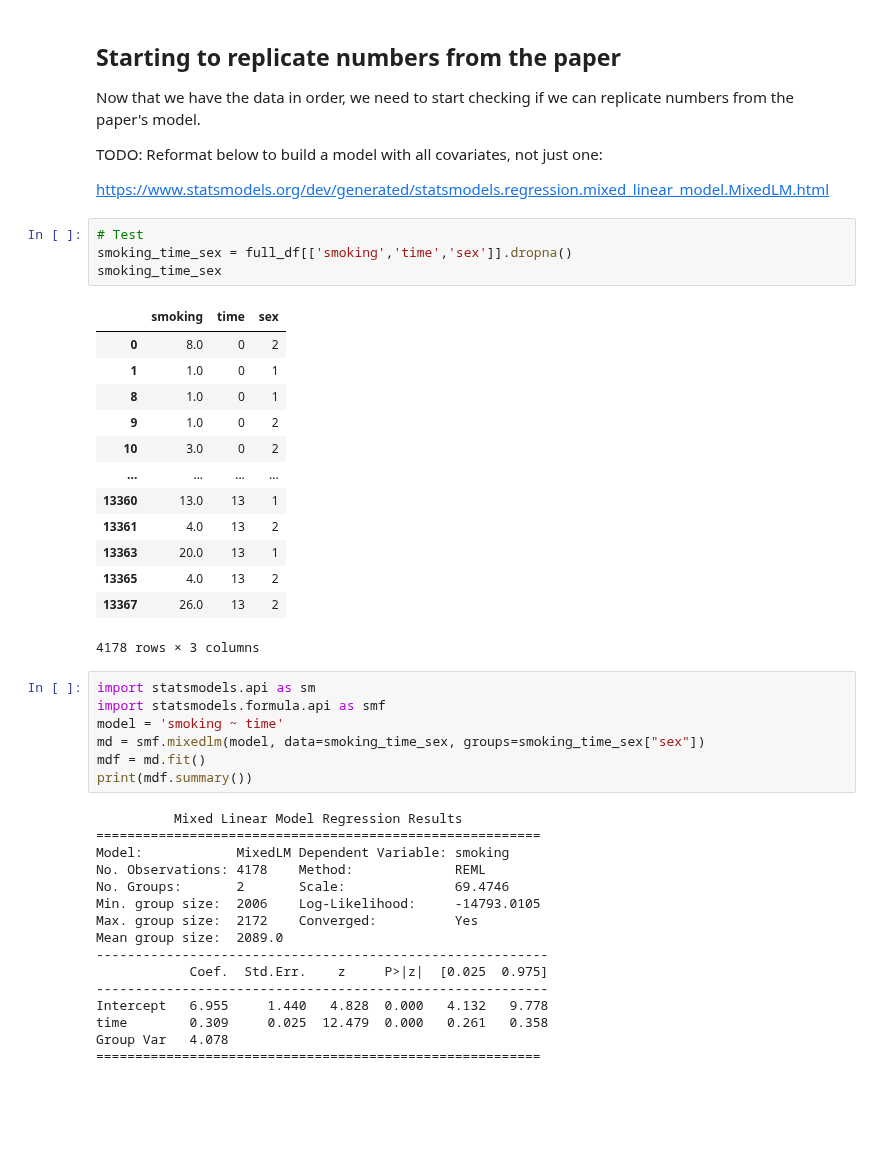
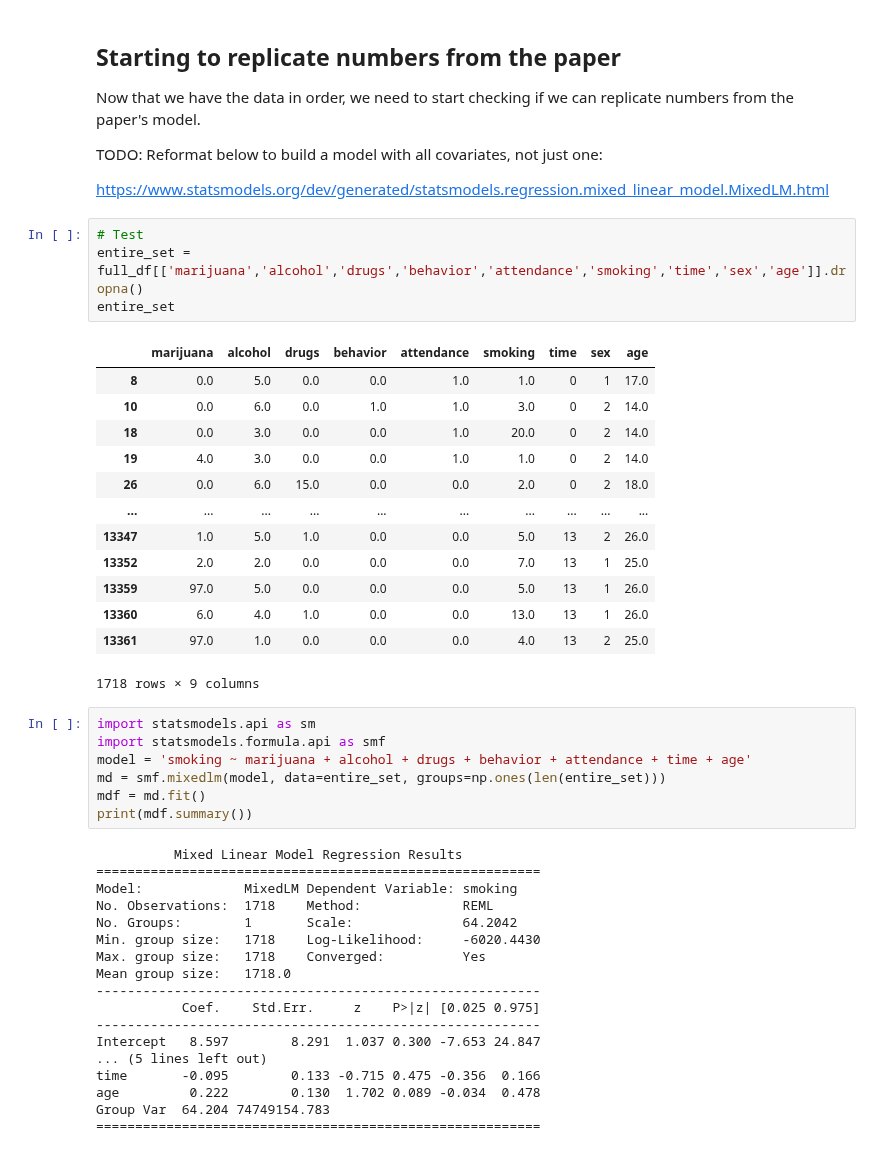
Before and after one commit to DataResponsibly/SynRD, a Jupyter notebook: papers/adzrago22smoking/process.ipynb, the cells around one changed output. Cells and saved outputs as stored; diff of their text form; blank space fills up the shorter version.

Commit message:
Experimenting with python linear mixed models

```diff
--- a/papers/adzrago22smoking/process.ipynb
+++ b/papers/adzrago22smoking/process.ipynb
@@ -272,42 +272,44 @@ TODO: Reformat below to build a model with all covariates, not just one:
 https://www.statsmodels.org/dev/generated/statsmodels.regression.mixed_linear_model.MixedLM.html
 # %%
 # Test
-smoking_time_sex = full_df[['smoking','time','sex']].dropna()
-smoking_time_sex
+entire_set = full_df[['marijuana','alcohol','drugs','behavior','attendance','smoking','time','sex','age']].dropna()
+entire_set
 # %% [output]
-|  | smoking | time | sex |
-| 0 | 8.0 | 0 | 2 |
-| 1 | 1.0 | 0 | 1 |
-| 8 | 1.0 | 0 | 1 |
-| 9 | 1.0 | 0 | 2 |
-| 10 | 3.0 | 0 | 2 |
-| ... | ... | ... | ... |
-| 13360 | 13.0 | 13 | 1 |
-| 13361 | 4.0 | 13 | 2 |
-| 13363 | 20.0 | 13 | 1 |
-| 13365 | 4.0 | 13 | 2 |
-| 13367 | 26.0 | 13 | 2 |
+|  | marijuana | alcohol | drugs | behavior | attendance | smoking | time | sex | age |
+| 8 | 0.0 | 5.0 | 0.0 | 0.0 | 1.0 | 1.0 | 0 | 1 | 17.0 |
+| 10 | 0.0 | 6.0 | 0.0 | 1.0 | 1.0 | 3.0 | 0 | 2 | 14.0 |
+| 18 | 0.0 | 3.0 | 0.0 | 0.0 | 1.0 | 20.0 | 0 | 2 | 14.0 |
+| 19 | 4.0 | 3.0 | 0.0 | 0.0 | 1.0 | 1.0 | 0 | 2 | 14.0 |
+| 26 | 0.0 | 6.0 | 15.0 | 0.0 | 0.0 | 2.0 | 0 | 2 | 18.0 |
+| ... | ... | ... | ... | ... | ... | ... | ... | ... | ... |
+| 13347 | 1.0 | 5.0 | 1.0 | 0.0 | 0.0 | 5.0 | 13 | 2 | 26.0 |
+| 13352 | 2.0 | 2.0 | 0.0 | 0.0 | 0.0 | 7.0 | 13 | 1 | 25.0 |
+| 13359 | 97.0 | 5.0 | 0.0 | 0.0 | 0.0 | 5.0 | 13 | 1 | 26.0 |
+| 13360 | 6.0 | 4.0 | 1.0 | 0.0 | 0.0 | 13.0 | 13 | 1 | 26.0 |
+| 13361 | 97.0 | 1.0 | 0.0 | 0.0 | 0.0 | 4.0 | 13 | 2 | 25.0 |
-4178 rows × 3 columns
+1718 rows × 9 columns
 # %%
 import statsmodels.api as sm
 import statsmodels.formula.api as smf
-model = 'smoking ~ time'
-md = smf.mixedlm(model, data=smoking_time_sex, groups=smoking_time_sex["sex"])
+model = 'smoking ~ marijuana + alcohol + drugs + behavior + attendance + time + age'
+md = smf.mixedlm(model, data=entire_set, groups=np.ones(len(entire_set)))
 mdf = md.fit()
 print(mdf.summary())
 # %% [output]
           Mixed Linear Model Regression Results
 =========================================================
-Model:            MixedLM Dependent Variable: smoking
-No. Observations: 4178    Method:             REML
-No. Groups:       2       Scale:              69.4746
-Min. group size:  2006    Log-Likelihood:     -14793.0105
-Max. group size:  2172    Converged:          Yes
-Mean group size:  2089.0
-----------------------------------------------------------
-            Coef.  Std.Err.    z     P>|z|  [0.025  0.975]
-----------------------------------------------------------
-Intercept   6.955     1.440   4.828  0.000   4.132   9.778
-time        0.309     0.025  12.479  0.000   0.261   0.358
-Group Var   4.078
+Model:             MixedLM Dependent Variable: smoking
+No. Observations:  1718    Method:             REML
+No. Groups:        1       Scale:              64.2042
+Min. group size:   1718    Log-Likelihood:     -6020.4430
+Max. group size:   1718    Converged:          Yes
+Mean group size:   1718.0
+---------------------------------------------------------
+           Coef.    Std.Err.     z    P>|z| [0.025 0.975]
+---------------------------------------------------------
+Intercept   8.597        8.291  1.037 0.300 -7.653 24.847
+... (5 lines left out)
+time       -0.095        0.133 -0.715 0.475 -0.356  0.166
+age         0.222        0.130  1.702 0.089 -0.034  0.478
+Group Var  64.204 74749154.783
 =========================================================
```
Also changed, not shown: parts of 5 cells of this notebook.
